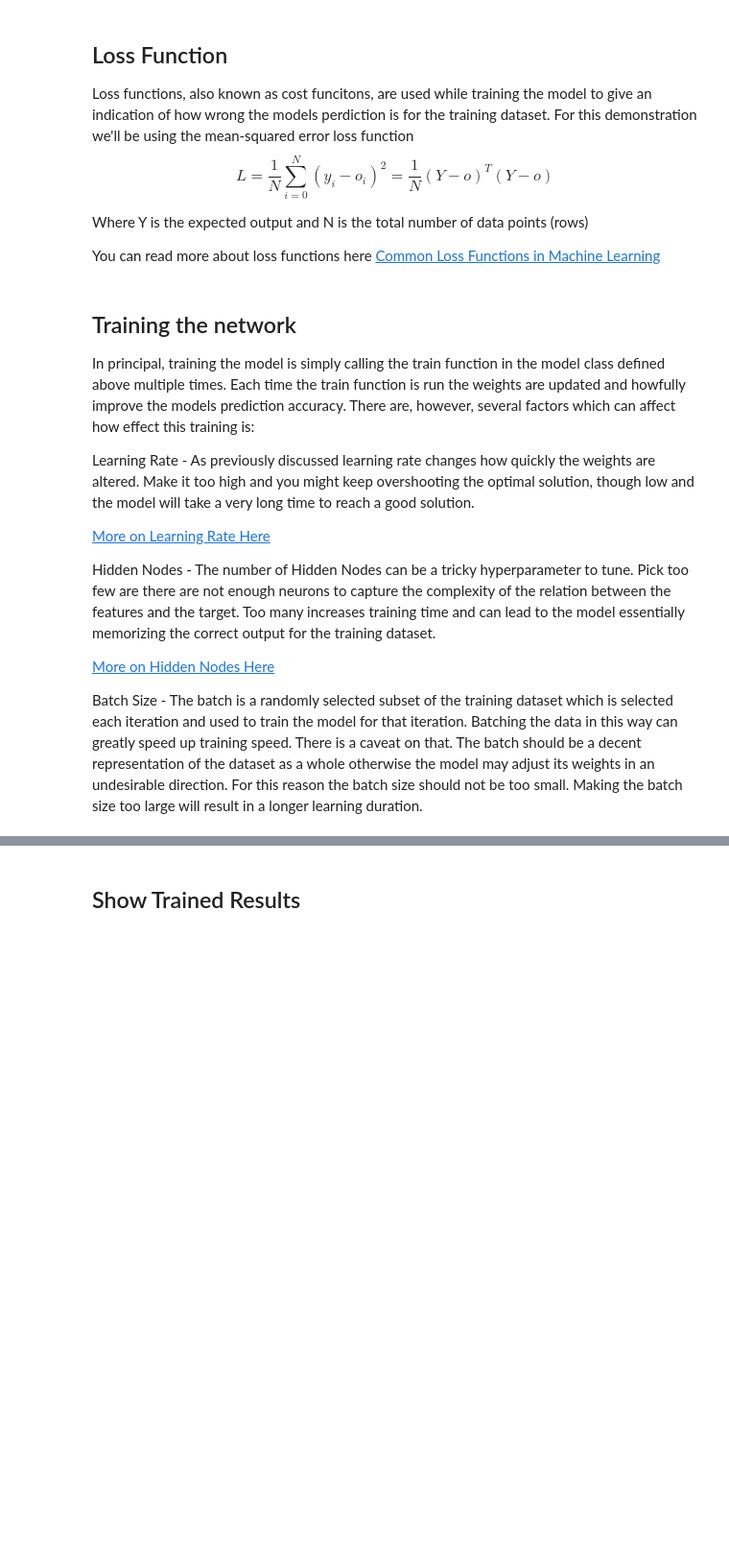
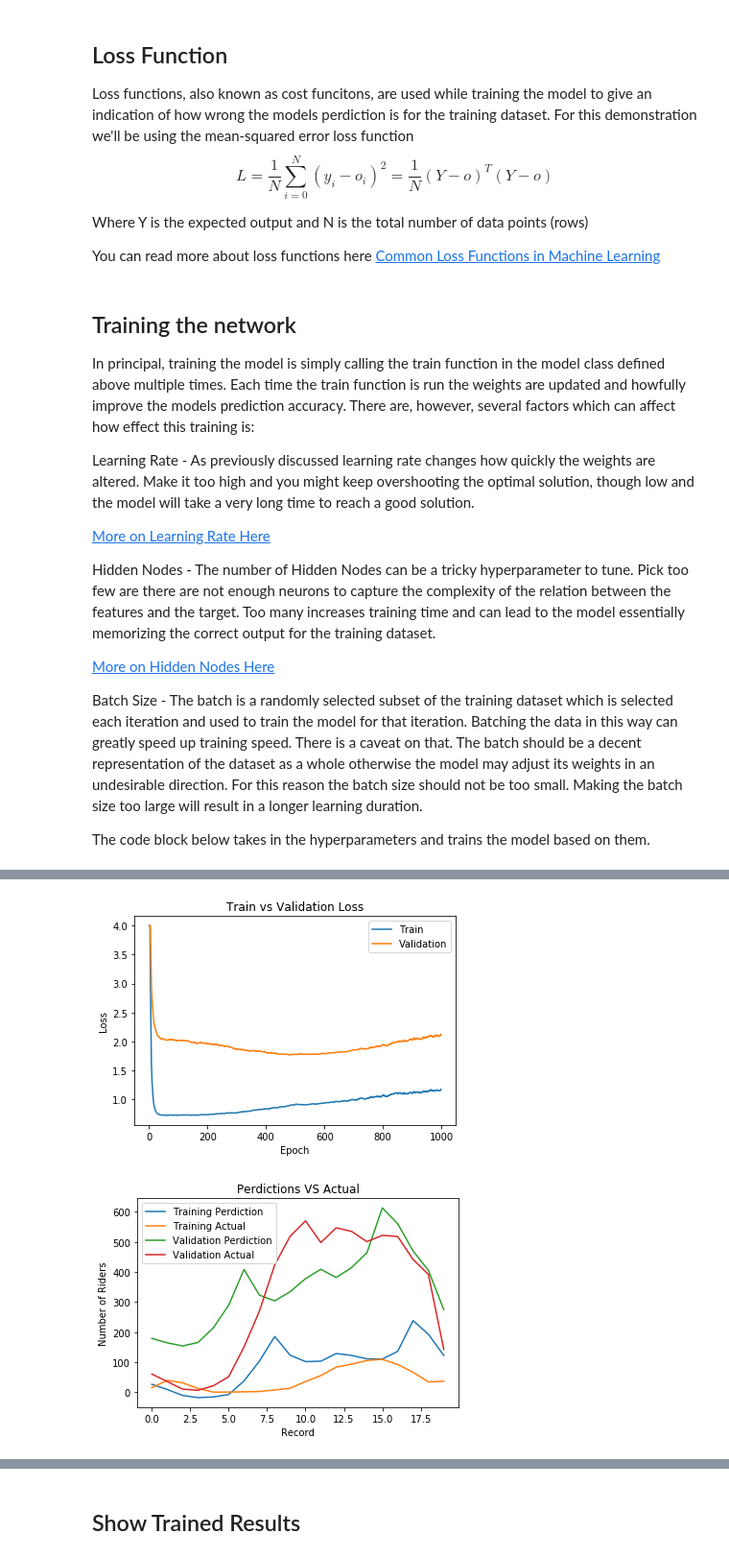
Before and after one commit to gimseng/99-ML-Learning-Projects, a Jupyter notebook: 011/solution/mlp_from_scratch.ipynb, the cells around one changed output, grey strips where cells are left out. Shown at 96% size. Drawn from its saved outputs; the diff is of its cells as text; code cells hidden in the pictures; blank space fills up the shorter version.

```diff
--- a/011/solution/mlp_from_scratch.ipynb
+++ b/011/solution/mlp_from_scratch.ipynb
@@ -776,4 +768,6 @@ Hidden Nodes - The number of Hidden Nodes can be a tricky hyperparameter to tune
 [More on Hidden Nodes Here](https://www.allaboutcircuits.com/technical-articles/how-many-hidden-layers-and-hidden-nodes-does-a-neural-network-need/)
 
 Batch Size - The batch is a randomly selected subset of the training dataset which is selected each iteration and used to train the model for that iteration. Batching the data in this way can greatly speed up training speed. There is a caveat on that. The batch should be a decent representation of the dataset as a whole otherwise the model may adjust its weights in an undesirable direction. For this reason the batch size should not be too small. Making the batch size too large will result in a longer learning duration.
+
+The code block below takes in the hyperparameters and trains the model based on them.
 # %%
@@ -855,0 +856,4 @@ def train_model(learning_rate=.3, hidden_nodes=50, iterations=3000, output_nodes
+# %%
+model, training_loss, validation_loss = train_model()
+graph_training(model, training_loss, validation_loss)
+# %% [output]
@@ -855,0 +866,2 @@ def train_model(learning_rate=.3, hidden_nodes=50, iterations=3000, output_nodes
+[figure, added]
+[figure, added]
```
Also changed, not shown: parts of 19 cells of this notebook.
